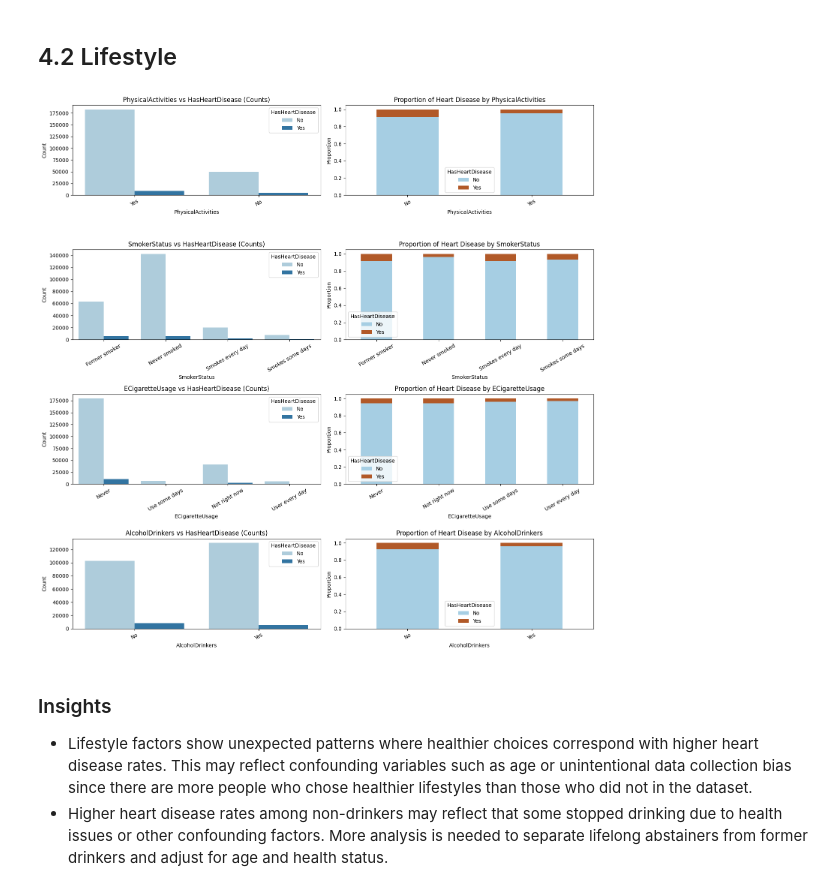
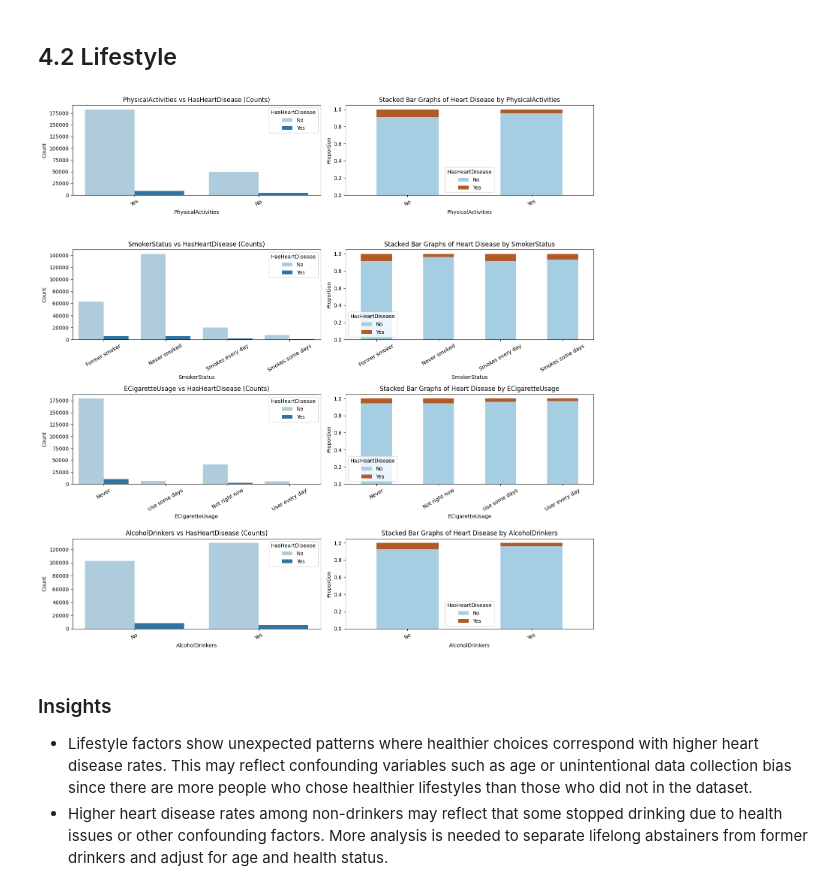
Before and after one commit to raymondcen/Heart-Disease-Predictor, a Jupyter notebook: notebook/EDA HEART DISEASE.ipynb, the cells around one changed output. Saved outputs shown, nothing was run; the diff lists cells and outputs as text; code cells hidden in the pictures.

```diff
--- a/notebook/EDA HEART DISEASE.ipynb
+++ b/notebook/EDA HEART DISEASE.ipynb
@@ -91,7 +91,3 @@ df.shape
 df.duplicated().sum()
 # %% [output]
 np.int64(9)
-# %%
-# drop duplicates
-df.drop_duplicates(inplace=True)
-df.duplicated().sum()
@@ -267,3 +204,16 @@ df['CovidPos']=df['CovidPos'].replace({"Tested positive using home test without
 df['HadDiabetes']=df['HadDiabetes'].replace({
     "Yes, but only during pregnancy (female)": "Yes (while pregnant)",
     "No, pre-diabetes or borderline diabetes":"No, Prediabetes/Borderline Diabetes"})
+
+df['TetanusLast10Tdap'] = df['TetanusLast10Tdap'].replace({
+    'No, did not receive any tetanus shot in the past 10 years': 'No for past 10 yrs',
+    'Yes, received tetanus shot but not sure what type': 'Yes, but dont know type',
+    'Yes, received tetanus shot, but not Tdap': 'Yes but not Tdap'
+})
+
+df['LastCheckupTime'] = df['LastCheckupTime'].replace({
+    'Within past year (anytime less than 12 months ago)':'Within past year',
+    'Within past 2 years (1 year but less than 2 years ago)':'Within past 2 year',
+    'Within past 5 years (2 years but less than 5 years ago)': 'Within past 5 year',
+    '5 or more years ago':'5+ years ago'
+})
@@ -353,35 +287,35 @@ for i, col in enumerate(lifestyle_vars):
         x=col,
         hue="HasHeartDisease",
         ax=axes[i, 0],
         palette="Paired"
     )
     axes[i, 0].set_title(f"{col} vs HasHeartDisease (Counts)")
     axes[i, 0].set_ylabel("Count")
     axes[i, 0].legend(title="HasHeartDisease", labels=["No", "Yes"])
     axes[i, 0].tick_params(axis='x', labelrotation=30)
 
     #proportion charts
     proportions = (
         data_cols.groupby(col)['HasHeartDisease']
         .value_counts(normalize=True)
         .unstack()
     )
     proportions.plot(
         kind='bar',
         stacked=True,
         ax=axes[i, 1],
         colormap='Paired'
     )
-    axes[i, 1].set_title(f"Proportion of Heart Disease by {col}")
+    axes[i, 1].set_title(f"Stacked Bar Graphs of Heart Disease by {col}")
     axes[i, 1].set_ylabel("Proportion")
     axes[i, 1].set_xlabel(col)
     axes[i, 1].legend(title="HasHeartDisease", labels=["No", "Yes"])
     axes[i, 1].tick_params(axis='x', labelrotation=30)
 
 plt.tight_layout()
 plt.show()
 # %% [output]
-[figure, old version]
+[figure, new version]
 # %% [markdown]
 ### Insights
 - Lifestyle factors show unexpected patterns where healthier choices correspond with higher heart disease rates. This may reflect confounding variables such as age or unintentional data collection bias since there are more people who chose healthier lifestyles than those who did not in the dataset.
```
Also changed, not shown: parts of 17 cells of this notebook.
